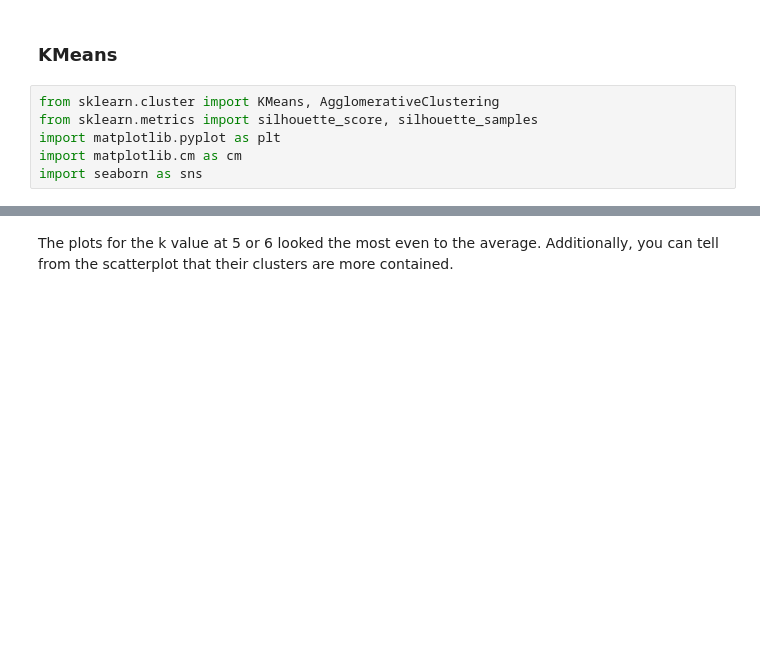
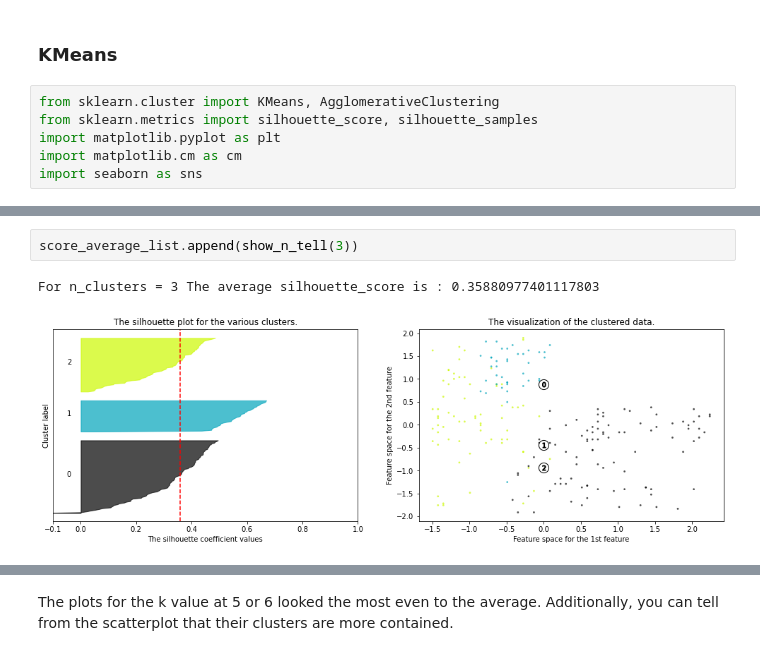
Before and after one commit to nam14d/mall_customer_clustering, a Jupyter notebook: mall_data_clustering.ipynb, the cells around one changed output, grey strips where cells are left out. Drawn from its saved outputs; the diff is of its cells as text; blank space fills up the shorter version.

```diff
--- a/mall_data_clustering.ipynb
+++ b/mall_data_clustering.ipynb
@@ -232,0 +208,5 @@ For n_clusters = 20 The average silhouette_score is : 0.41685492740947083
+# %%
+score_average_list.append(show_n_tell(3))
+# %% [output]
+For n_clusters = 3 The average silhouette_score is : 0.35880977401117803
+[figure, added]
```
Also changed, not shown: parts of 53 cells of this notebook.
